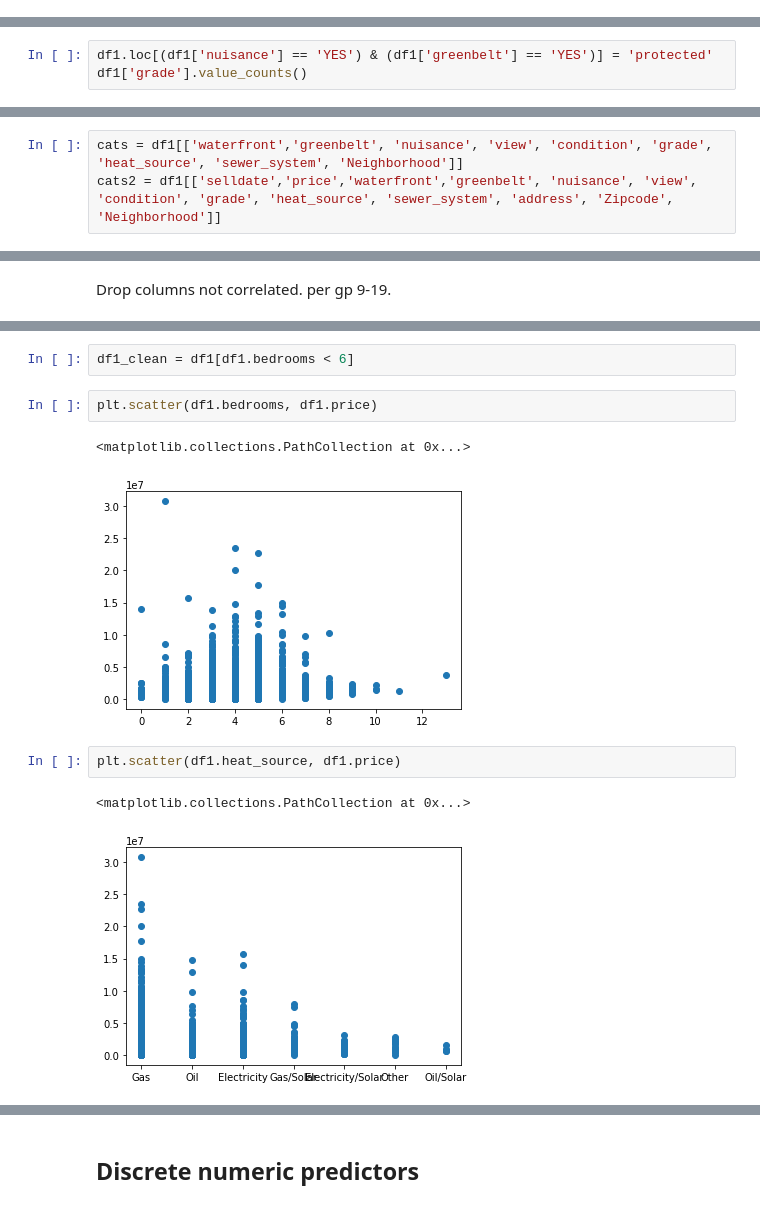
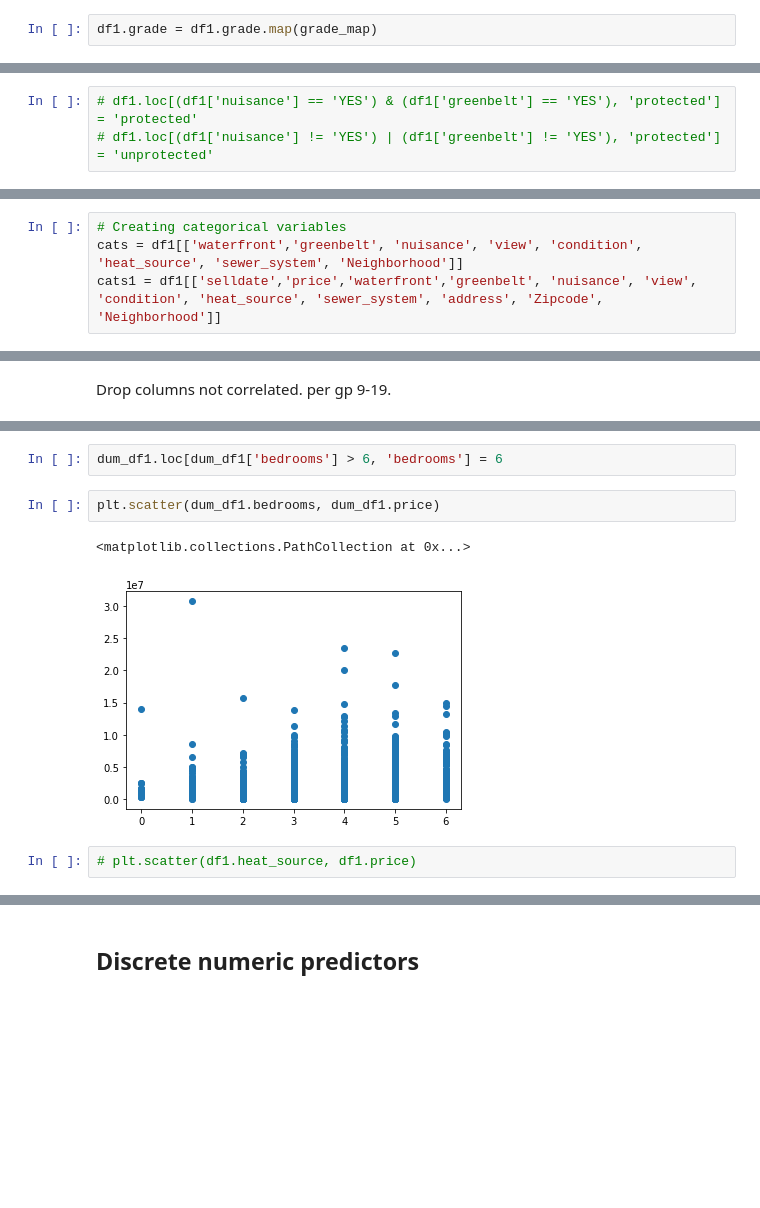
Before and after one commit to newcojon/Capstone, a Jupyter notebook: cap_vers_1.ipynb, the cells around one changed output, grey strips where cells are left out. Drawn from its saved outputs; the diff is of its cells as text; blank space fills up the shorter version.

```diff
--- a/cap_vers_1.ipynb
+++ b/cap_vers_1.ipynb
@@ -361,0 +352,2 @@ Name: condition, dtype: int64
+# %%
+df1.grade = df1.grade.map(grade_map)
@@ -362,3 +373,3 @@ Name: condition, dtype: int64
 # %%
-df1.loc[(df1['nuisance'] == 'YES') & (df1['greenbelt'] == 'YES')] = 'protected'
-df1['grade'].value_counts()
+# df1.loc[(df1['nuisance'] == 'YES') & (df1['greenbelt'] == 'YES'), 'protected'] = 'protected'
+# df1.loc[(df1['nuisance'] != 'YES') | (df1['greenbelt'] != 'YES'), 'protected'] = 'unprotected'
@@ -426,8 +417,9 @@ Name: price, dtype: float64
 # %% [markdown]
 ## Modeling 1:08
 # %%
-cats = df1[['waterfront','greenbelt', 'nuisance', 'view', 'condition', 'grade', 'heat_source', 'sewer_system', 'Neighborhood']]
-cats2 = df1[['selldate','price','waterfront','greenbelt', 'nuisance', 'view', 'condition', 'grade', 'heat_source', 'sewer_system', 'address', 'Zipcode', 'Neighborhood']]
+# Creating categorical variables
+cats = df1[['waterfront','greenbelt', 'nuisance', 'view', 'condition', 'heat_source', 'sewer_system', 'Neighborhood']]
+cats1 = df1[['selldate','price','waterfront','greenbelt', 'nuisance', 'view', 'condition', 'heat_source', 'sewer_system', 'address', 'Zipcode', 'Neighborhood']]
 # %% [markdown]
 ### Baseline Model
 # %%
@@ -685,13 +635,10 @@ df1.bedrooms.value_counts()
 Name: bedrooms, dtype: int64
-# %%
-df1_clean = df1[df1.bedrooms < 6]
+# %%
+dum_df1.loc[dum_df1['bedrooms'] > 6, 'bedrooms'] = 6
 # %%
-plt.scatter(df1.bedrooms, df1.price)
+plt.scatter(dum_df1.bedrooms, dum_df1.price)
 # %% [output]
 <matplotlib.collections.PathCollection at 0x...>
-[figure, old version]
+[figure, new version]
 # %%
-plt.scatter(df1.heat_source, df1.price)
+# plt.scatter(df1.heat_source, df1.price)
-# %% [output]
-<matplotlib.collections.PathCollection at 0x...>
-[figure, removed]
```
Also changed, not shown: parts of 117 cells of this notebook.
